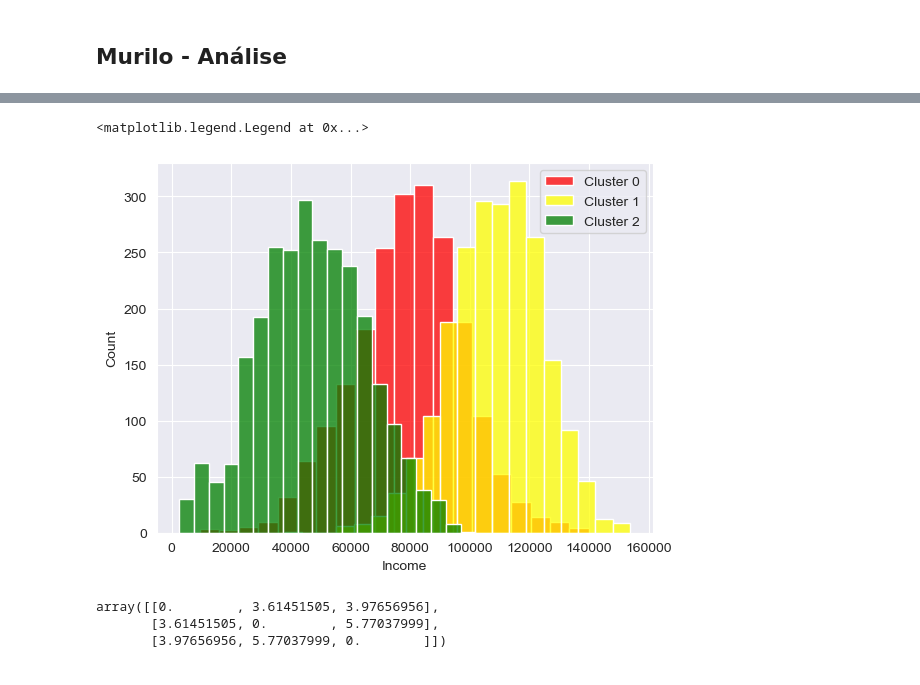
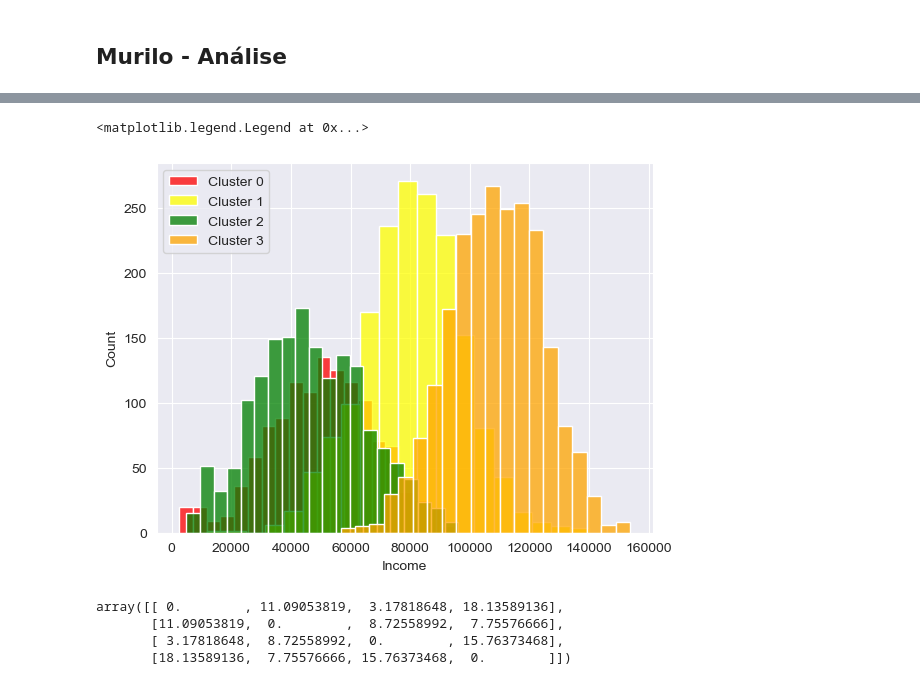
Before and after one commit to MikeOlhao/DSML_projeto, a Jupyter notebook: DSML_202223_Clusters_Group09_Notebook_semgraficos.ipynb, the cells around one changed output, grey strips where cells are left out. Saved outputs shown, nothing was run; the diff lists cells and outputs as text; code cells hidden in the pictures.

```diff
--- a/DSML_202223_Clusters_Group09_Notebook_semgraficos.ipynb
+++ b/DSML_202223_Clusters_Group09_Notebook_semgraficos.ipynb
@@ -455,6 +455,8 @@ dtype: int64
 ### 3.2.1. Create new Variables
 # %% [markdown]
 ### Utils
+# %%
+df['NumPurchasesTotal'] = df['NumTakeAwayPurchases'] + df['NumStorePurchases'] + df['NumAppPurchases']
 # %% [markdown]
 #### Creating Age variable from the Birthyear
 # %%
@@ -971,8 +974,13 @@ plt.legend()
 #num_cols = ['Income', 'MntMeat&Fish', 'MntEntries', 'MntVegan&Vegetarian', 'MntDrinks', 'MntDesserts', 'MntAdditionalRequests']
 #cat_cols = ['age_(17.943, 29.4]', 'age_(29.4, 40.8]', 'age_(40.8, 52.2]', 'age_(52.2, 63.6]', 'age_(63.6, 75.0]', 'Graduation', 'HighSchool', 'Master', 'PhD', 'Married', 'Single', 'Widow']
 # %%
-num_cols = ['Income', 'MntMeat&Fish', 'MntEntries', 'MntVegan&Vegetarian', 'MntDrinks', 'MntDesserts', 'MntAdditionalRequests', 'NumOfferPurchases', 'NumAppPurchases', 'NumTakeAwayPurchases', 'NumStorePurchases', 'NumAppVisitsMonth', 'daysAsCardClient', 'Response_Campaigns', 'Total_Kids']
-cat_cols = ['age_(17.943, 29.4]', 'age_(29.4, 40.8]', 'age_(40.8, 52.2]', 'age_(52.2, 63.6]', 'age_(63.6, 75.0]', 'Graduation', 'HighSchool', 'Master', 'PhD', 'Married', 'Single', 'Widow']
+num_cols = ['Income', 'Recency', 'MntMeat&Fish', 'MntEntries',
+            'MntVegan&Vegetarian', 'MntDrinks', 'MntDesserts',
+            'MntAdditionalRequests', 'NumOfferPurchases', 'NumAppPurchases',
+            'NumTakeAwayPurchases', 'NumStorePurchases', 'NumAppVisitsMonth', 'Complain', 'daysAsCardClient']
+cat_cols = ['Graduation', 'HighSchool', 'Master', 'PhD', 'Married', 'Single', 'Widow',
+            'NumPurchasesTotal', 'Response_Campaigns', 'Total_Kids',
+            'age_(17.943, 29.4]', 'age_(29.4, 40.8]', 'age_(40.8, 52.2]', 'age_(52.2, 63.6]', 'age_(63.6, 75.0]']
 # %%
 kprototype_columns = []
 kprototype_columns.extend(num_cols)
@@ -1028,7 +1036,7 @@ df_combined.head()
 # %%
 # Aplicando o K-Prototypes
-kp = KPrototypes(n_clusters=3, init='Huang', n_init=20, verbose=0, n_jobs=4, random_state=1)
-clusters_kp = kp.fit_predict(df_combined, categorical=[i for i in range(3, len(df_combined.columns))])
+kp = KPrototypes(n_clusters=4, init='Huang', n_init=20, verbose=0, n_jobs=4, random_state=1)
+clusters_kp = kp.fit_predict(df_combined, categorical=[i for i in range(4, len(df_combined.columns))])
 
 # Adicionando os clusters ao DataFrame original
 kprototype_df['Cluster_kp'] = clusters_kp
@@ -1045,22 +1053,25 @@ kprototype_df.head()
 # %%
 cluster0 = kprototype_df[kprototype_df.Cluster_kp == 0]
 cluster1 = kprototype_df[kprototype_df.Cluster_kp == 1]
 cluster2 = kprototype_df[kprototype_df.Cluster_kp == 2]
+cluster3 = kprototype_df[kprototype_df.Cluster_kp == 3]
 
 
 sns.histplot(cluster0['Income'], color='red', label='Cluster 0', bins=20)
 sns.histplot(cluster1['Income'], color='yellow', label='Cluster 1', bins=20)
 sns.histplot(cluster2['Income'], color='green', label='Cluster 2', bins=20)
+sns.histplot(cluster3['Income'], color='orange', label='Cluster 3', bins=20)
 
 plt.legend()
 # %% [output]
 <matplotlib.legend.Legend at 0x...>
-[figure, old version]
+[figure, new version]
 # %%
 dists = euclidean_distances(kp.cluster_centroids_)
 dists
 # %% [output]
-array([[0.        , 3.61451505, 3.97656956],
-       [3.61451505, 0.        , 5.77037999],
-       [3.97656956, 5.77037999, 0.        ]])
+array([[ 0.        , 11.09053819,  3.17818648, 18.13589136],
+       [11.09053819,  0.        ,  8.72558992,  7.75576666],
+       [ 3.17818648,  8.72558992,  0.        , 15.76373468],
+       [18.13589136,  7.75576666, 15.76373468,  0.        ]])
 # %%
```
Also changed, not shown: parts of 10 cells of this notebook.
